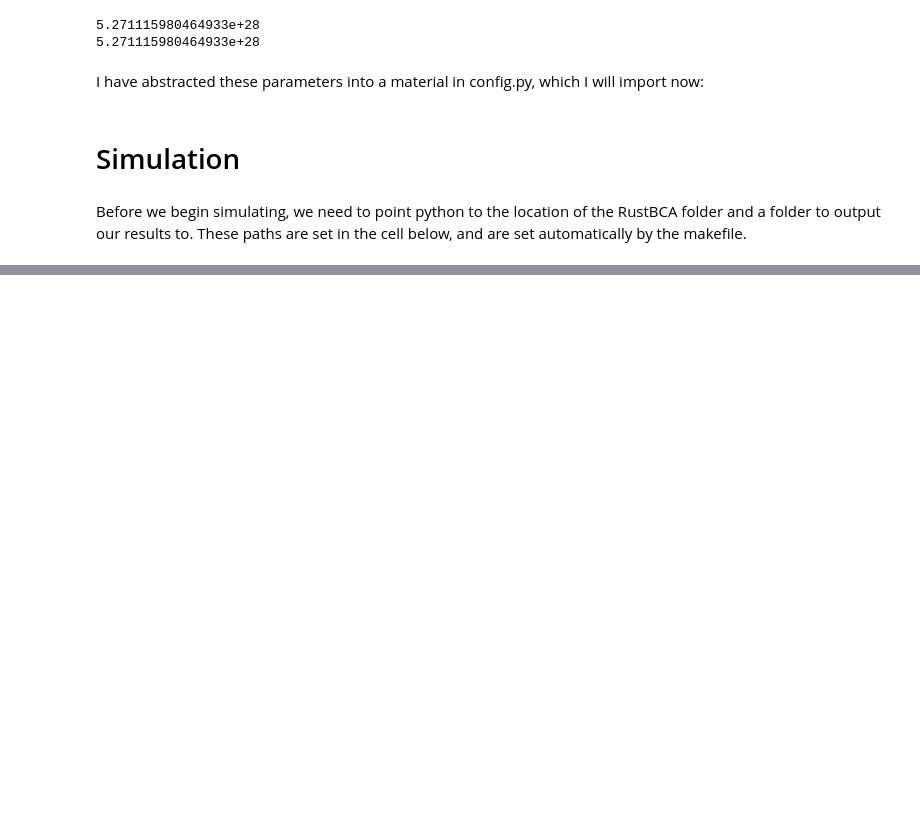
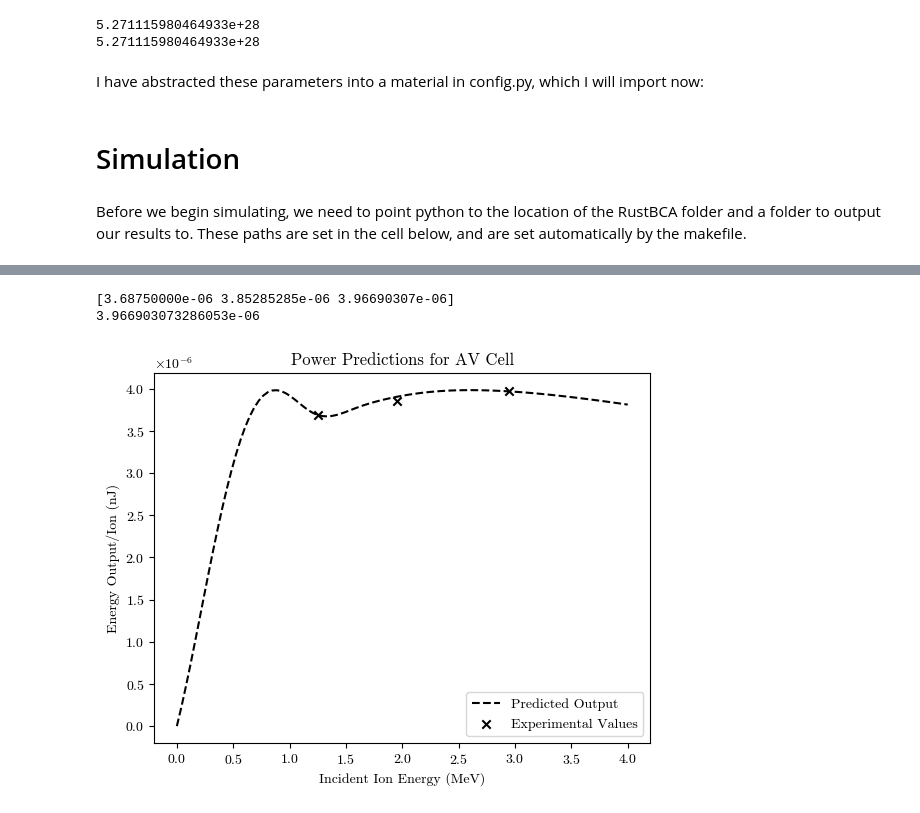
Before and after one commit to michaeldunnpro/mddunn-thesis, a Jupyter notebook: notebooks/sic_compare.ipynb, the cells around one changed output, grey strips where cells are left out. Drawn from its saved outputs; the diff is of its cells as text; code cells hidden in the pictures; blank space fills up the shorter version.

Commit message:
Finished silicon carbide simulations.

```diff
--- a/notebooks/sic_compare.ipynb
+++ b/notebooks/sic_compare.ipynb
@@ -213,0 +153,18 @@ Helium ion simulation and data processing complete.
+# %%
+from scipy import interpolate # To create an interpolant
+import matplotlib.pyplot as plt
+
+os.chdir(output_dir)
+LENGTH_SIM = 2.4 # Length of simulation track in Microns
+
+energy_data = pd.read_csv("sic_he_stoppingx_powers.csv") # Fix title of file
+energies_in = (energy_data["Incident Energy (MeV/amu)"].to_numpy()*helium["m"])
+energy_losses = energy_data["Percent Energy Loss (%)"]
+energies_deposited = energy_losses/100 *energies_in
+# Prepend zeros for boundary conditions
+energies_in = np.insert(energies_in, 0, 0)
+energies_deposited = np.insert(energies_deposited, 0, 0)
+
+MEV_TO_NJ = 1.602176633e-4 # Convert to picojoules
+energies_pjoules = energies_deposited * MEV_TO_NJ
+deposition_curve = interpolate.make_interp_spline(energies_in, energies_deposited)
@@ -213,0 +207,27 @@ Helium ion simulation and data processing complete.
+# %%
+VOCBYW = 2/7.8
+EXPERIMENTAL_ENERGIES = np.array([1.25, 1.95, 2.95])
+POUTBYA = lambda E : ETACCE(E) * FF * deposition_curve(E)*MEV_TO_NJ * VOCBYW
+P_OUTS_PER_ALPHA = P_OUTS/FLUXES_ALPHAS
+print(P_OUTS_PER_ALPHA)
+print(POUTBYA(2.95))
+dom = np.linspace(0, 4, 100)
+
+os.chdir(output_dir)
+
+# Set the font family to 'serif' and the serif font to 'cmr10' (Computer Modern Roman)
+plt.rcParams['font.family'], plt.rcParams['font.serif'] = 'serif', ['cmr10']
+plt.rcParams['mathtext.fontset'] = 'cm'
+plt.rcParams['axes.formatter.use_mathtext'] = True
+
+plt.plot(dom, POUTBYA(dom), label = 'Predicted Output', linestyle='--', color='black')
+plt.xlabel('Incident Ion Energy (MeV)')
+plt.ylabel('Energy Output/Ion (nJ)')
+plt.title('Power Predictions for AV Cell')
+plt.scatter(EXPERIMENTAL_ENERGIES, P_OUTS_PER_ALPHA, marker='x', color='black', label='Experimental Values')
+plt.legend()
+plt.savefig('sicradiationbattery.pdf', format='pdf', bbox_inches='tight')
+# %% [output]
+[3.68750000e-06 3.85285285e-06 3.96690307e-06]
+3.966903073286053e-06
+[figure, added]
```
Also changed, not shown: parts of 18 cells of this notebook, 5 other files.
